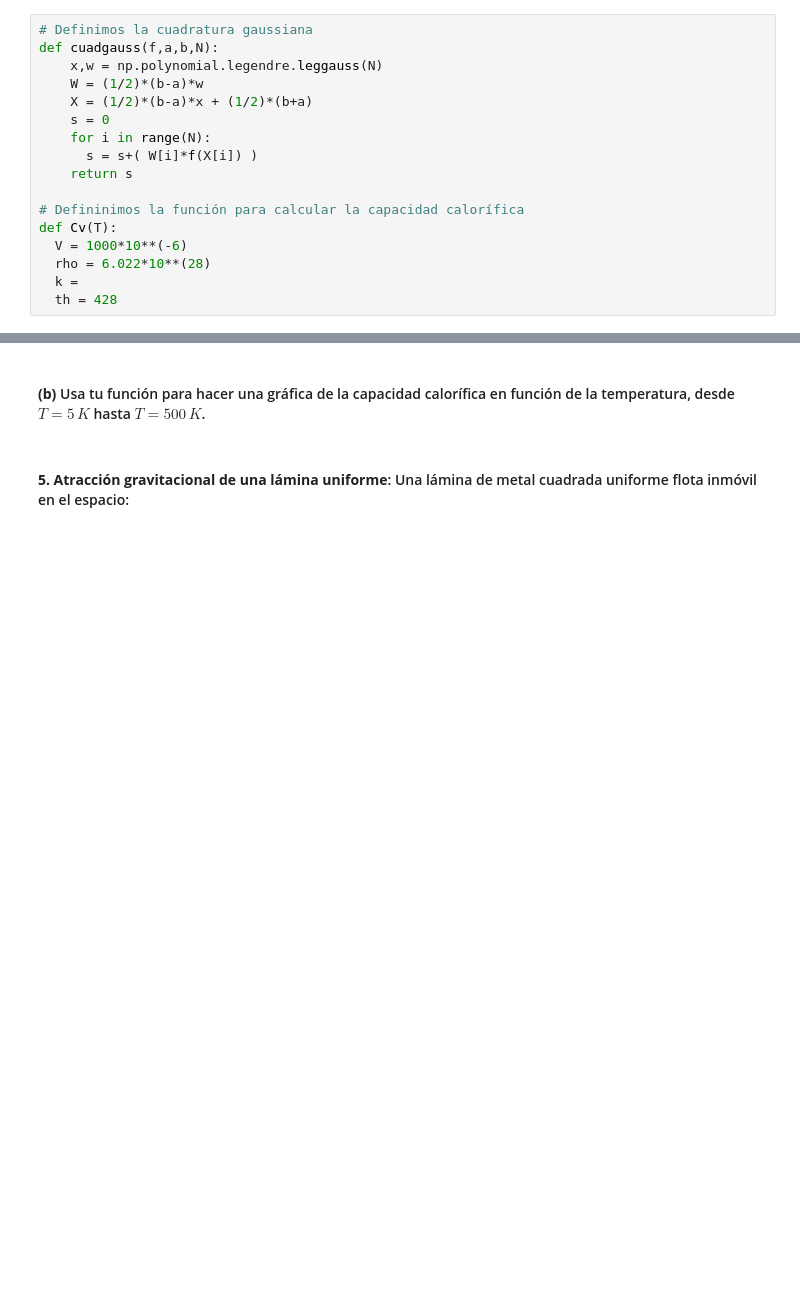
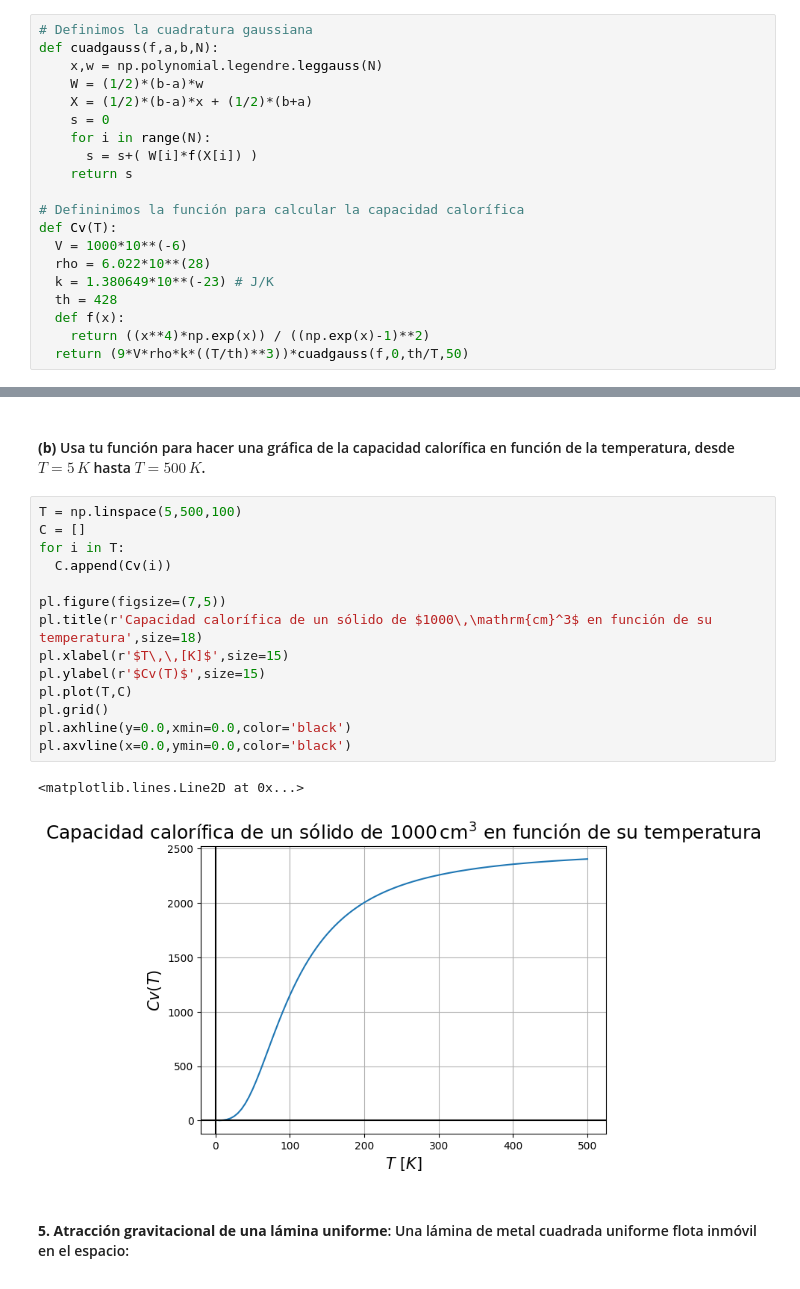
Before and after one commit to Alexi5omg/CLASE, a Jupyter notebook: Tareas/Práctica_3.ipynb, the cells around one changed output, grey strips where cells are left out. Cells and saved outputs as stored; diff of their text form; blank space fills up the shorter version.

```diff
--- a/Tareas/Práctica_3.ipynb
+++ b/Tareas/Práctica_3.ipynb
@@ -392,5 +392,8 @@ def cuadgauss(f,a,b,N):
 def Cv(T):
   V = 1000*10**(-6)
   rho = 6.022*10**(28)
-  k =
+  k = 1.380649*10**(-23) # J/K
   th = 428
+  def f(x):
+    return ((x**4)*np.exp(x)) / ((np.exp(x)-1)**2)
+  return (9*V*rho*k*((T/th)**3))*cuadgauss(f,0,th/T,50)
@@ -404,5 +405,22 @@ np.polynomial.legendre.leggauss(1)
 # %% [markdown]
 #### **(b)** Usa tu función para hacer una gráfica de la capacidad calorífica en función de la temperatura, desde $T = 5\,K$ hasta $T = 500\,K$.
+# %%
+T = np.linspace(5,500,100)
+C = []
+for i in T:
+  C.append(Cv(i))
+
+pl.figure(figsize=(7,5))
+pl.title(r'Capacidad calorífica de un sólido de $1000\,\mathrm{cm}^3$ en función de su temperatura',size=18)
+pl.xlabel(r'$T\,\,[K]$',size=15)
+pl.ylabel(r'$Cv(T)$',size=15)
+pl.plot(T,C)
+pl.grid()
+pl.axhline(y=0.0,xmin=0.0,color='black')
+pl.axvline(x=0.0,ymin=0.0,color='black')
+# %% [output]
+<matplotlib.lines.Line2D at 0x...>
+[figure, added]
 # %% [markdown]
 #### **5. Atracción gravitacional de una lámina uniforme**: Una lámina de metal cuadrada uniforme flota inmóvil en el espacio:
 ![1000016750.png](embedded-picture-1)
```
Also changed, not shown: parts of 4 cells of this notebook.
